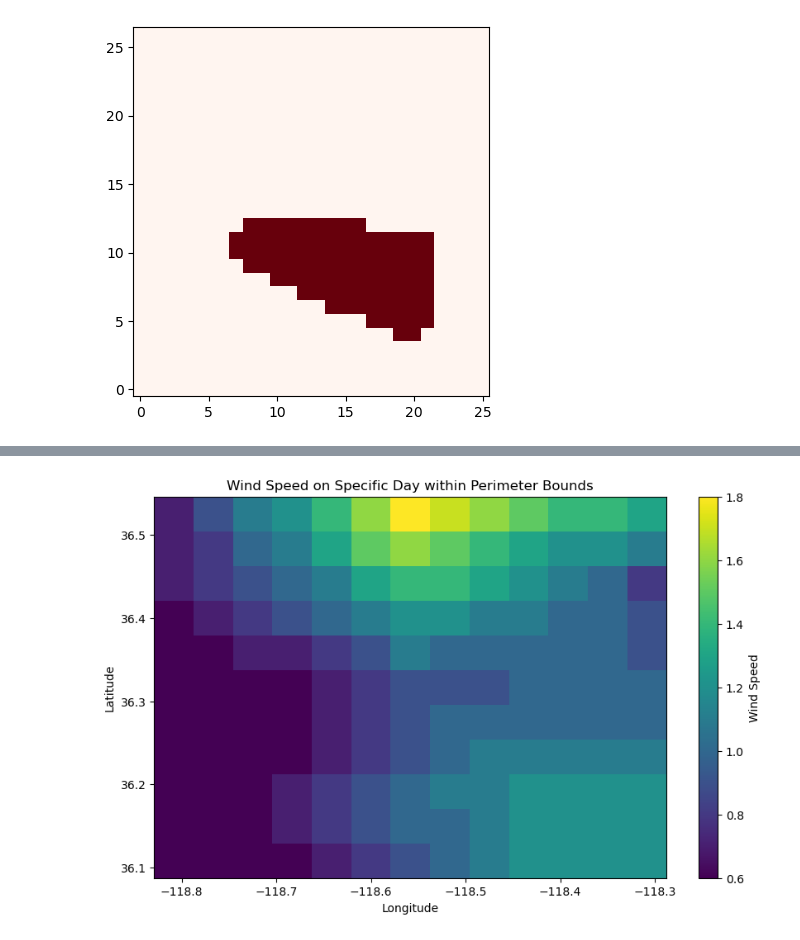
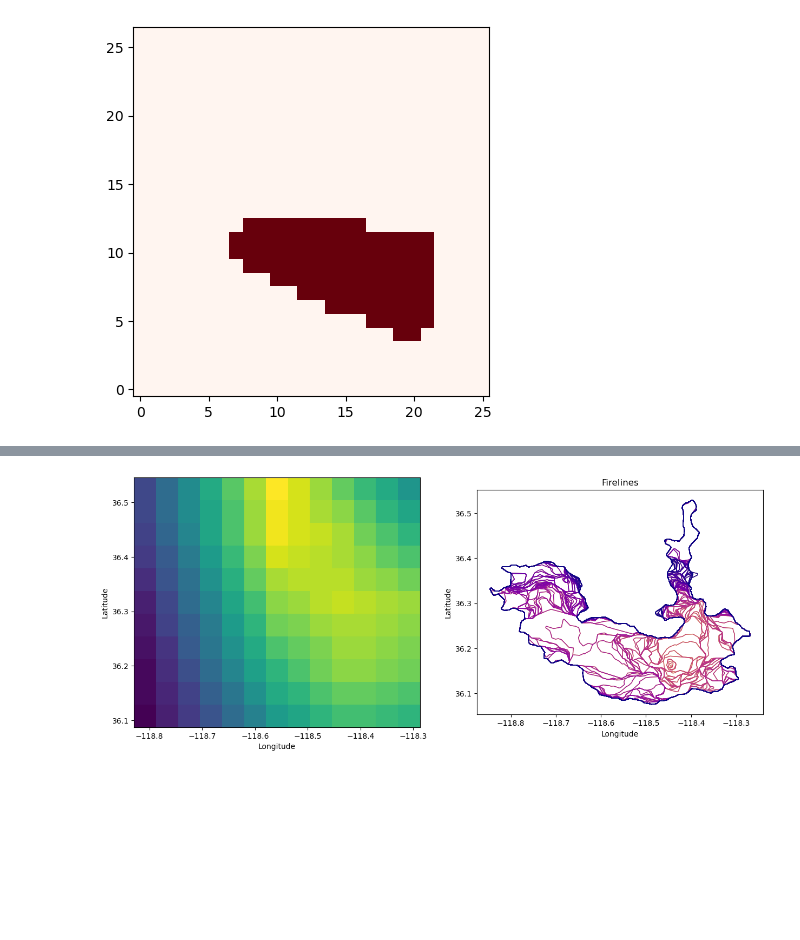
Before and after one commit to Jared-Mac/firegen, a Jupyter notebook: explore_dataset.ipynb, the cells around one changed output, grey strips where cells are left out. Saved outputs shown, nothing was run; the diff lists cells and outputs as text; code cells hidden in the pictures; blank space fills up the shorter version.

```diff
--- a/explore_dataset.ipynb
+++ b/explore_dataset.ipynb
@@ -138,42 +120,63 @@ nc_dataset.variables
 # %%
+your_date = datetime.strptime(filtered_gdf['time'].iloc[1], '%Y-%m-%dT%H:%M:%S')  # Example date in YYYY-MM-DD format
+reference_date = datetime.strptime('1900-01-01', '%Y-%m-%d')
+days_since_ref = (your_date - reference_date).days
+
+# Load the 'day' variable from the NetCDF file
+nc_dataset = netCDF4.Dataset(nc_file_path, mode='r')
+days = nc_dataset.variables['day'][:]
+
+# Find the index of the closest day
+closest_day_index = np.abs(days - days_since_ref).argmin()
+
 
 # Extracting longitude, latitude, and wind speed data
 lon = nc_dataset.variables['lon'][:]
 lat = nc_dataset.variables['lat'][:]
 wind_speed = nc_dataset.variables['wind_speed'][:]  # Assuming wind_speed has a day dimension
 
 # Specify the day you are interested in
 specific_day_index = 0  # Replace with the index of the day you want to plot
 
 # Extract wind speed data for the specific day
-wind_speed_day = wind_speed[specific_day_index, :, :]
+wind_speed_day = wind_speed[closest_day_index, :, :]
 
 # Close the NetCDF file
 nc_dataset.close()
 
 # Create boolean masks for filtering
 lon_mask = (lon >= minx) & (lon <= maxx)
 lat_mask = (lat >= miny) & (lat <= maxy)
 
 # Filter the wind speed data
 wind_speed_filtered = wind_speed_day[np.ix_(lat_mask, lon_mask)]
 
-# Check if the filtered arrays are non-empty
-if wind_speed_filtered.size > 0:
-    # Create a meshgrid for plotting
-    lon_filtered = lon[lon_mask]
-    lat_filtered = lat[lat_mask]
-    LON, LAT = np.meshgrid(lon_filtered, lat_filtered)
+# Plot wind speed data on the first subplot
+# Create a meshgrid for plotting
+lon_filtered = lon[lon_mask]
+lat_filtered = lat[lat_mask]
+LON, LAT = np.meshgrid(lon_filtered, lat_filtered)
 
-    # Plotting
-    plt.figure(figsize=(10, 6))
-    plt.pcolormesh(LON, LAT, wind_speed_filtered, shading='auto')
-    plt.colorbar(label='Wind Speed')
-    plt.title('Wind Speed on Specific Day within Perimeter Bounds')
-    plt.xlabel('Longitude')
-    plt.ylabel('Latitude')
-    plt.show()
-else:
-    print("No data to plot in the specified perimeter bounds.")
+fig, axs = plt.subplots(1, 2, figsize=(15, 6))
+
+# Plotting
+axs[0].pcolormesh(LON, LAT, wind_speed_filtered, shading='auto')
+axs[0].set_xlabel('Longitude')
+axs[0].set_ylabel('Latitude')
+# Create a color map
+num_rows = len(filtered_gdf)
+colors = plt.cm.plasma(np.linspace(0, 1, num_rows))[::-1]
+
+# Plot each row with a different color
+for i,(idx, row )in enumerate(filtered_gdf.iterrows()):
+    row_gdf = gpd.GeoDataFrame([row], columns=filtered_gdf.columns)
+    row_gdf.plot(ax=axs[1],edgecolor=colors[i],facecolor='none',label=f'Fireline {i+1}')
+
+
+# Setting the title and labels
+axs[1].set_title('Firelines')
+axs[1].set_xlabel('Longitude')
+axs[1].set_ylabel('Latitude')
+plt.show()
 # %% [output]
-[figure, old version]
+[figure, new version]
```
Also changed, not shown: parts of 7 cells of this notebook, 1 other file.
